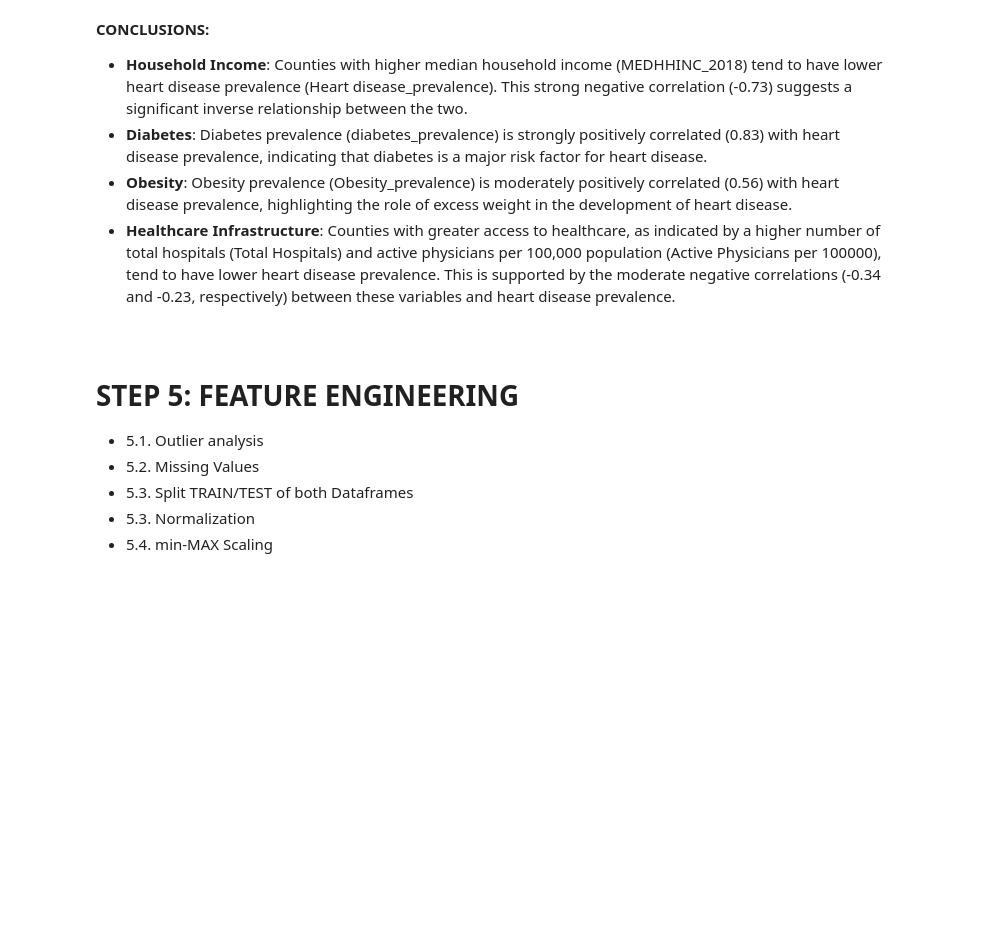
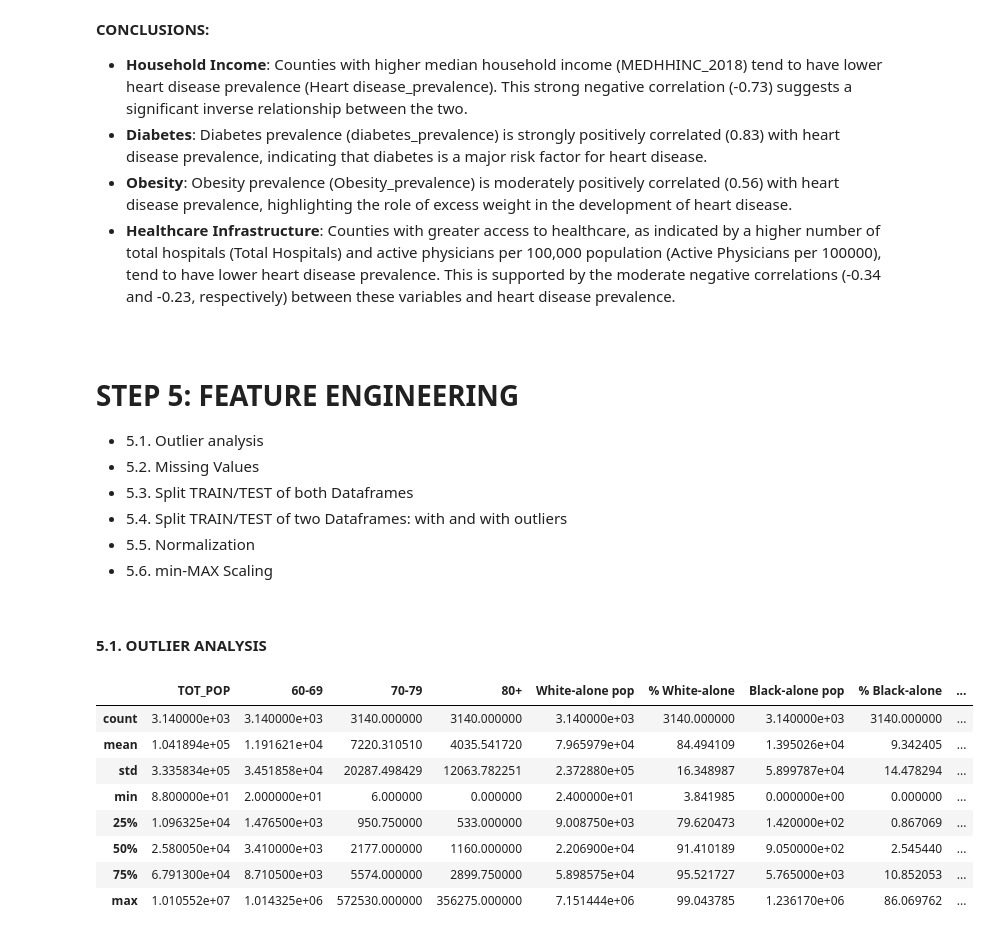
Before and after one commit to jenuzho/DEMOGRAPHIC-HEALTH-regularized-lineal-regression, a Jupyter notebook: src/explore.ipynb, the cells around one changed output. Saved outputs shown, nothing was run; the diff lists cells and outputs as text; code cells hidden in the pictures; blank space fills up the shorter version.

```diff
--- a/src/explore.ipynb
+++ b/src/explore.ipynb
@@ -976,7 +976,23 @@ plt.show()
 - 5.1. Outlier analysis
 - 5.2. Missing Values
 - 5.3. Split TRAIN/TEST of both Dataframes
-- 5.3. Normalization
-- 5.4. min-MAX Scaling
+- 5.4. Split TRAIN/TEST of two Dataframes: with and with outliers
+- 5.5. Normalization
+- 5.6. min-MAX Scaling
 
 <br>
+# %% [markdown]
+**5.1. OUTLIER ANALYSIS**
+# %%
+df_stats = df_n.describe()
+df_stats
+# %% [output]
+|  | TOT_POP | 60-69 | 70-79 | 80+ | White-alone pop | % White-alone | Black-alone pop | % Black-alone | ... |
+| count | 3.140000e+03 | 3.140000e+03 | 3140.000000 | 3140.000000 | 3.140000e+03 | 3140.000000 | 3.140000e+03 | 3140.000000 | ... |
+| mean | 1.041894e+05 | 1.191621e+04 | 7220.310510 | 4035.541720 | 7.965979e+04 | 84.494109 | 1.395026e+04 | 9.342405 | ... |
+| std | 3.335834e+05 | 3.451858e+04 | 20287.498429 | 12063.782251 | 2.372880e+05 | 16.348987 | 5.899787e+04 | 14.478294 | ... |
+| min | 8.800000e+01 | 2.000000e+01 | 6.000000 | 0.000000 | 2.400000e+01 | 3.841985 | 0.000000e+00 | 0.000000 | ... |
+| 25% | 1.096325e+04 | 1.476500e+03 | 950.750000 | 533.000000 | 9.008750e+03 | 79.620473 | 1.420000e+02 | 0.867069 | ... |
+| 50% | 2.580050e+04 | 3.410000e+03 | 2177.000000 | 1160.000000 | 2.206900e+04 | 91.410189 | 9.050000e+02 | 2.545440 | ... |
+| 75% | 6.791300e+04 | 8.710500e+03 | 5574.000000 | 2899.750000 | 5.898575e+04 | 95.521727 | 5.765000e+03 | 10.852053 | ... |
+| max | 1.010552e+07 | 1.014325e+06 | 572530.000000 | 356275.000000 | 7.151444e+06 | 99.043785 | 1.236170e+06 | 86.069762 | ... |
```
Also changed, not shown: parts of 73 cells of this notebook, 41 other files.
